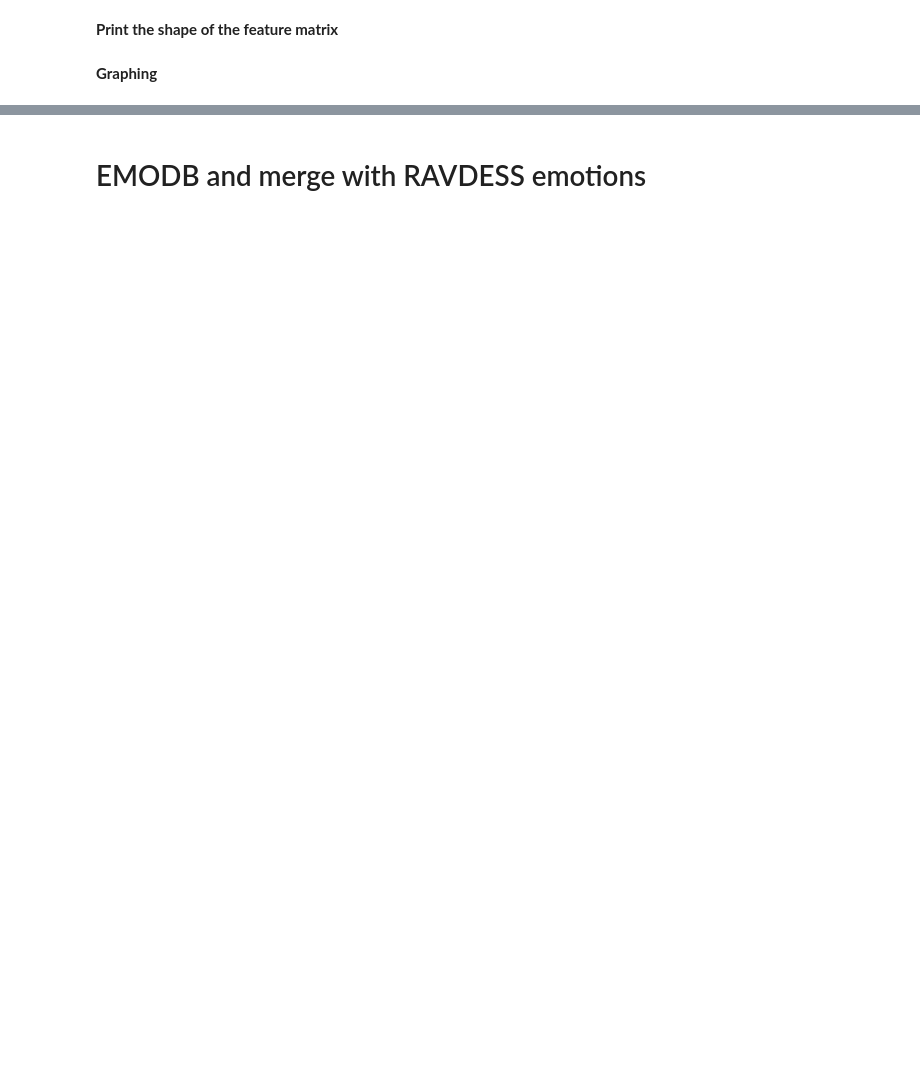
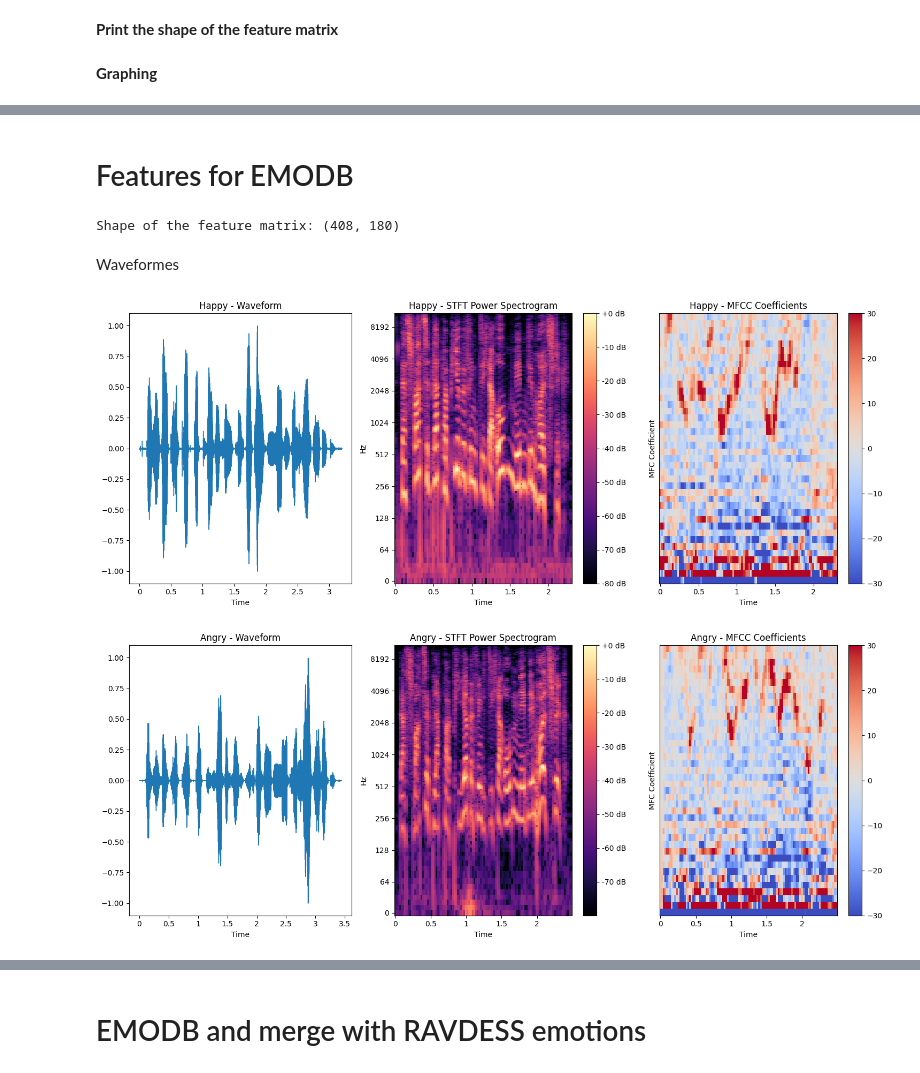
Before and after one commit to gracektan/Week-2_Data_Preprocessing, a Jupyter notebook: Week_2_Data_Preprocessing.ipynb, the cells around one changed output, grey strips where cells are left out. Saved outputs shown, nothing was run; the diff lists cells and outputs as text; code cells hidden in the pictures; blank space fills up the shorter version.

```diff
--- a/Week_2_Data_Preprocessing.ipynb
+++ b/Week_2_Data_Preprocessing.ipynb
@@ -1141,0 +1359,52 @@ plot_bar_graph(y_resampled.unique(), y_resampled.value_counts(), 'Emotion', 'Cou
+# %% [markdown]
+# Features for EMODB
+# %%
+print("\nShape of the feature matrix:", X.shape)
+# %% [output]
+Shape of the feature matrix: (408, 180)
+# %% [markdown]
+Waveformes
+# %%
+def load_and_display_features(file, emotion):
+    with soundfile.SoundFile(file) as audio:
+        waveform = audio.read(dtype="float32")
+        sample_rate = audio.samplerate
+
+        # Plot waveform
+        plt.figure(figsize=(15, 6))
+        plt.subplot(1, 3, 1)
+        librosa.display.waveshow(waveform, sr=sample_rate)
+        plt.title(f'{emotion} - Waveform')
+
+        # Plot STFT
+        stft_spectrum_matrix = librosa.stft(waveform)
+        plt.subplot(1, 3, 2)
+        librosa.display.specshow(librosa.amplitude_to_db(np.abs(stft_spectrum_matrix), ref=np.max),
+                                 y_axis='log', x_axis='time')
+        plt.title(f'{emotion} - STFT Power Spectrogram')
+        plt.colorbar(format='%+2.0f dB')
+
+        # Plot MFCC
+        mfc_coefficients = librosa.feature.mfcc(y=waveform, sr=sample_rate, n_mfcc=40)
+        plt.subplot(1, 3, 3)
+        librosa.display.specshow(mfc_coefficients, x_axis='time', norm=Normalize(vmin=-30, vmax=30))
+        plt.colorbar()
+        plt.yticks(())
+        plt.ylabel('MFC Coefficient')
+        plt.title(f'{emotion} - MFCC Coefficients')
+
+        plt.tight_layout()
+        plt.show()
+
+# File paths for the specific examples
+happy_file = '/content/drive/MyDrive/Colab Notebooks/EmoDB/wav/03a05Fc.wav'
+angry_file = '/content/drive/MyDrive/Colab Notebooks/EmoDB/wav/03a05Wa.wav'
+
+# Load and display features for Happy file
+load_and_display_features(happy_file, 'Happy')
+
+# Load and display features for Angry file
+load_and_display_features(angry_file, 'Angry')
+# %% [output]
+[figure, added]
+[figure, added]
```
Also changed, not shown: parts of 31 cells of this notebook.
